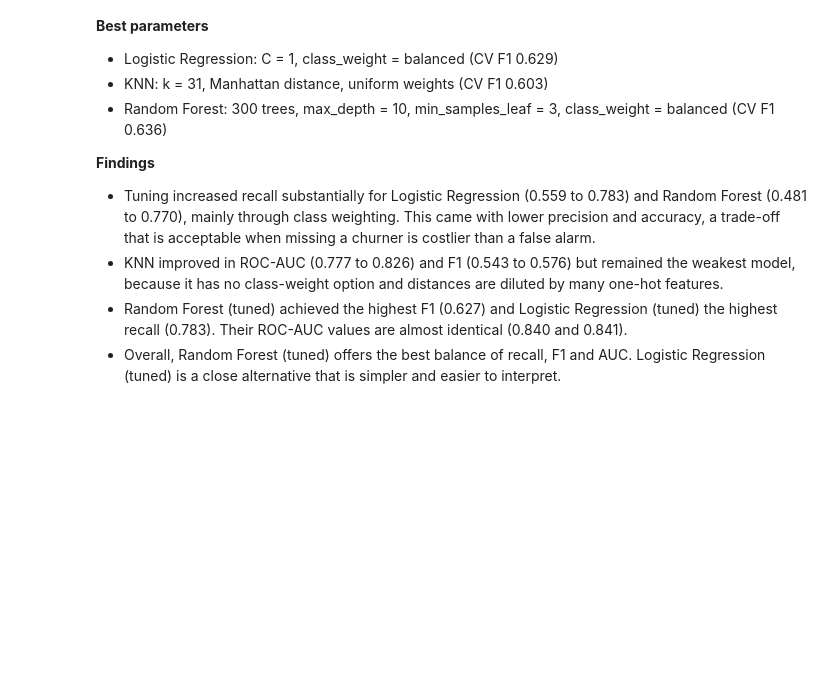
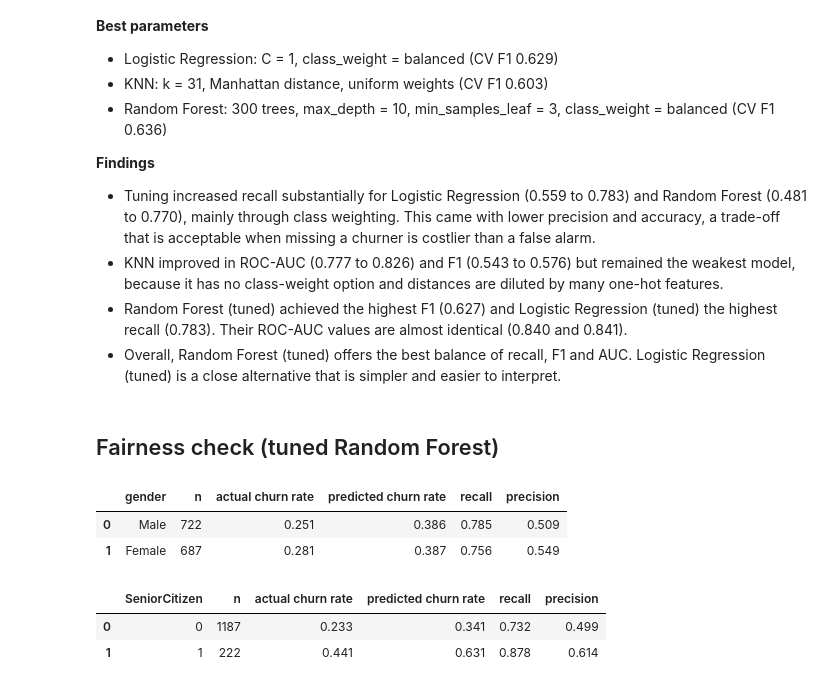
Before and after one commit to vashika-0507/telco-churn-ml, a Jupyter notebook: notebooks/02_models.ipynb, the cells around one changed output. Cells and saved outputs as stored; diff of their text form; code cells hidden in the pictures; blank space fills up the shorter version.

Commit message:
Add fairness check by gender and senior citizen

```diff
--- a/notebooks/02_models.ipynb
+++ b/notebooks/02_models.ipynb
@@ -245,3 +245,33 @@ Hyperparameters were tuned with GridSearchCV (5-fold stratified cross-validation
 - KNN improved in ROC-AUC (0.777 to 0.826) and F1 (0.543 to 0.576) but remained the weakest model, because it has no class-weight option and distances are diluted by many one-hot features.
 - Random Forest (tuned) achieved the highest F1 (0.627) and Logistic Regression (tuned) the highest recall (0.783). Their ROC-AUC values are almost identical (0.840 and 0.841).
 - Overall, Random Forest (tuned) offers the best balance of recall, F1 and AUC. Logistic Regression (tuned) is a close alternative that is simpler and easier to interpret.
+# %% [markdown]
+## Fairness check (tuned Random Forest)
+# %%
+pred_rf = rf_search.predict(X_test)
+
+def group_report(col):
+    rows = []
+    for g in X_test[col].unique():
+        m = (X_test[col] == g).values
+        rows.append({
+            col: g,
+            "n": int(m.sum()),
+            "actual churn rate": y_test[m].mean(),
+            "predicted churn rate": pred_rf[m].mean(),
+            "recall": recall_score(y_test[m], pred_rf[m]),
+            "precision": precision_score(y_test[m], pred_rf[m]),
+        })
+    return pd.DataFrame(rows).round(3)
+
+group_report("gender")
+# %% [output]
+|  | gender | n | actual churn rate | predicted churn rate | recall | precision |
+| 0 | Male | 722 | 0.251 | 0.386 | 0.785 | 0.509 |
+| 1 | Female | 687 | 0.281 | 0.387 | 0.756 | 0.549 |
+# %%
+group_report("SeniorCitizen")
+# %% [output]
+|  | SeniorCitizen | n | actual churn rate | predicted churn rate | recall | precision |
+| 0 | 0 | 1187 | 0.233 | 0.341 | 0.732 | 0.499 |
+| 1 | 1 | 222 | 0.441 | 0.631 | 0.878 | 0.614 |
```
